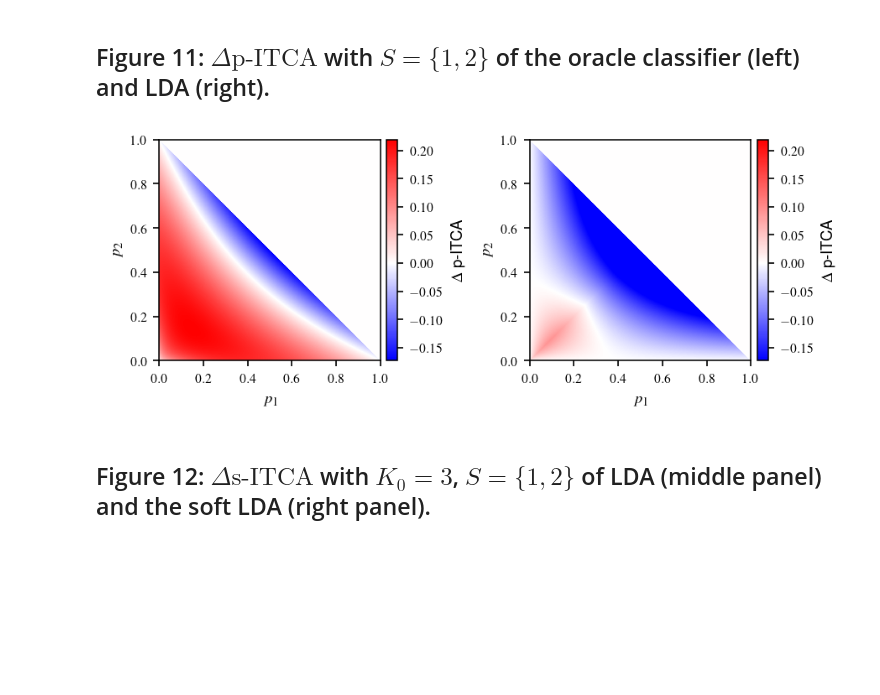
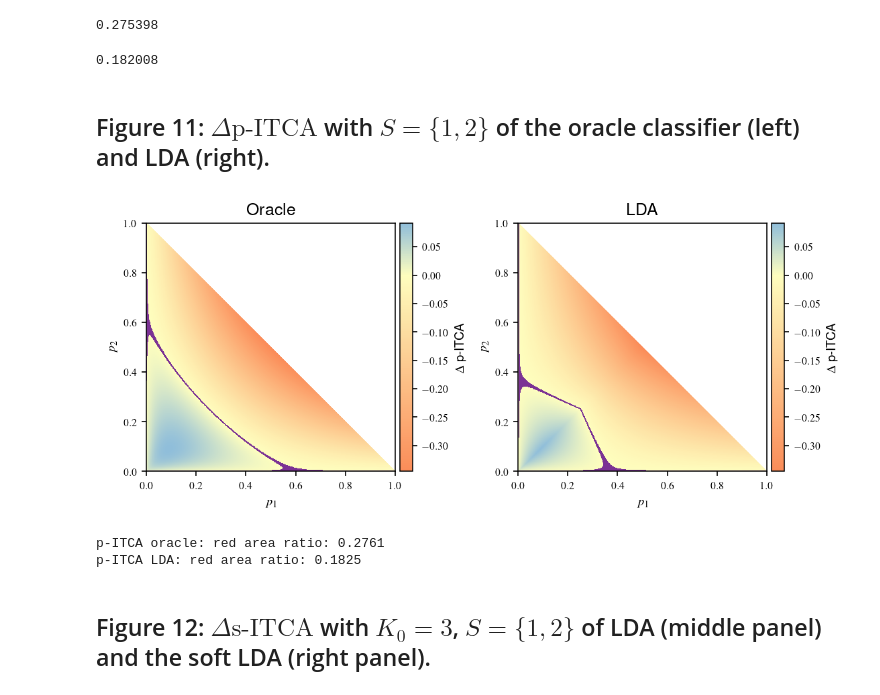
Before and after one commit to JSB-UCLA/ITCA, a Jupyter notebook: notebooks/theoretic_remarks.ipynb, the cells around one changed output. Drawn from its saved outputs; the diff is of its cells as text; code cells hidden in the pictures; blank space fills up the shorter version.

```diff
--- a/notebooks/theoretic_remarks.ipynb
+++ b/notebooks/theoretic_remarks.ipynb
@@ -23,8 +23,8 @@ import sys
 def before_combine(p1, p2):
     a1 = p1  / (p1 + p2)
     a2 = p2  / (p1 + p2)
-    a1 = a1 / 2
-    a2 = a2 / 2
+    # a1 = a1 / 2
+    # a2 = a2 / 2
     return - a1 * p1 * np.log(p1) - a2 * p2 * np.log(p2)
 
 
@@ -52,10 +52,19 @@ def itca_diff_lda(p1, p2, sigma, d):
     return after_itca - before_itca
 # %%
 n_points = 1000
-p1_arr = np.linspace(0.001, 0.999, n_points)
+p1_arr = np.linspace(0.001, 0.998, n_points)
 canvas = np.zeros([n_points, n_points])
 for i in range(n_points):
     p1 = p1_arr[i]
     for j in range(1, n_points - i):
         p2 = p1_arr[j]
         canvas[i, j] = after_combine(p1, p2) - before_combine(p1, p2)
+
+canvas2 = np.zeros([n_points, n_points])
+for i in range(n_points):
+    p1 = p1_arr[i]
+    for j in range(1, n_points - i):
+        p2 = p1_arr[j]
+        if 1 - p1 - p2 > 0:
+            p_max = max(p1, p2)
+            canvas2[i, j] = -(p1 + p2) * np.log(p1 + p2) + max(p1, p2) * np.log(max(p1, p2))
@@ -73,2 +71,12 @@ for i in range(n_points):
+# %%
+area1_ratio = (np.sum(canvas > 0) / canvas.size) * 2
+area1_ratio
+# %% [output]
+0.275398
+# %%
+area2_ratio = (np.sum(canvas2 > 0) / canvas2.size) * 2
+area2_ratio
+# %% [output]
+0.182008
 # %% [markdown]
 ## Figure 11: $\Delta \text{p-ITCA}$ with $S=\{1, 2\}$ of the oracle classifier (left) and LDA (right).
@@ -75,35 +151,48 @@ for i in range(n_points):
 # %%
+n_points = 1000
+p1_arr = np.linspace(0.001, 0.998, n_points)
 fig, (ax1, ax2) = plt.subplots(1, 2)
-plt.set_cmap('bwr')
+# plt.set_cmap('myOrYlBu')
 vmin = np.min(canvas)
 vmax = np.max(canvas)
 color_norm = colors.TwoSlopeNorm(vmin=min(vmin, -1e-4), vcenter=0, vmax=vmax)
 # plot oracle
-im = ax1.pcolormesh(p1_arr, p1_arr, canvas, norm=color_norm, shading='auto')
+im = ax1.pcolormesh(p1_arr, p1_arr, get_bad_canvas(canvas), norm=color_norm, shading='auto', cmap=my_cmp)
+plot_curves(ax1, canvas, p1_arr, markersize=1, linewidth=0)
 ax1.set_aspect(1.0)
 ax1.set_xlim([0, 1])
 ax1.set_ylim([0, 1])
 ax1.set_xlabel("$p_1$")
 ax1.set_ylabel("$p_2$")
 divider = make_axes_locatable(ax1)
 cax = divider.append_axes('right', size='5%', pad=0.05)
 cb = fig.colorbar(im, cax=cax, orientation='vertical')
 cb.set_label("$\Delta$ p-ITCA")
+ax1.set_title("Oracle", fontsize=12)
 # plot LDA
-im = ax2.pcolormesh(p1_arr, p1_arr,  canvas2, norm=color_norm, shading='auto')
+im = ax2.pcolormesh(p1_arr, p1_arr, get_bad_canvas(canvas2), norm=color_norm, shading='auto', cmap=my_cmp)
+plot_curves(ax2, canvas2, p1_arr, markersize=2, linewidth=0)
 ax2.set_aspect(1.0)
 ax2.set_xlabel("$p_1$")
 ax2.set_ylabel("$p_2$")
 ax2.set_xlim([0, 1])
 ax2.set_ylim([0, 1])
+ax2.set_title("LDA", fontsize=12)
 divider = make_axes_locatable(ax2)
 cax = divider.append_axes('right', size='5%', pad=0.05)
 cb = fig.colorbar(im, cax=cax, orientation='vertical')
 cb.set_label("$\Delta$ p-ITCA")
-fig.set_size_inches(6, 3)
+fig.set_size_inches(7.5, 3.75)
 plt.tight_layout()
+plt.savefig("delta_p-ITCA.png", dpi=300)
 # %% [output]
-[figure, old version]
+[figure, new version]
+# %%
+print("p-ITCA oracle: red area ratio: {:.4f}".format(compute_area_ratio(canvas)))
+print("p-ITCA LDA: red area ratio: {:.4f}".format(compute_area_ratio(canvas2)))
+# %% [output]
+p-ITCA oracle: red area ratio: 0.2761
+p-ITCA LDA: red area ratio: 0.1825
 # %% [markdown]
 ## Figure 12: $\Delta \text{s-ITCA}$ with $K_0=3$, $S=\{1, 2\}$ of LDA (middle panel) and the soft LDA (right panel).
 # %%
```
Also changed, not shown: parts of 15 cells of this notebook, 13 other files.
